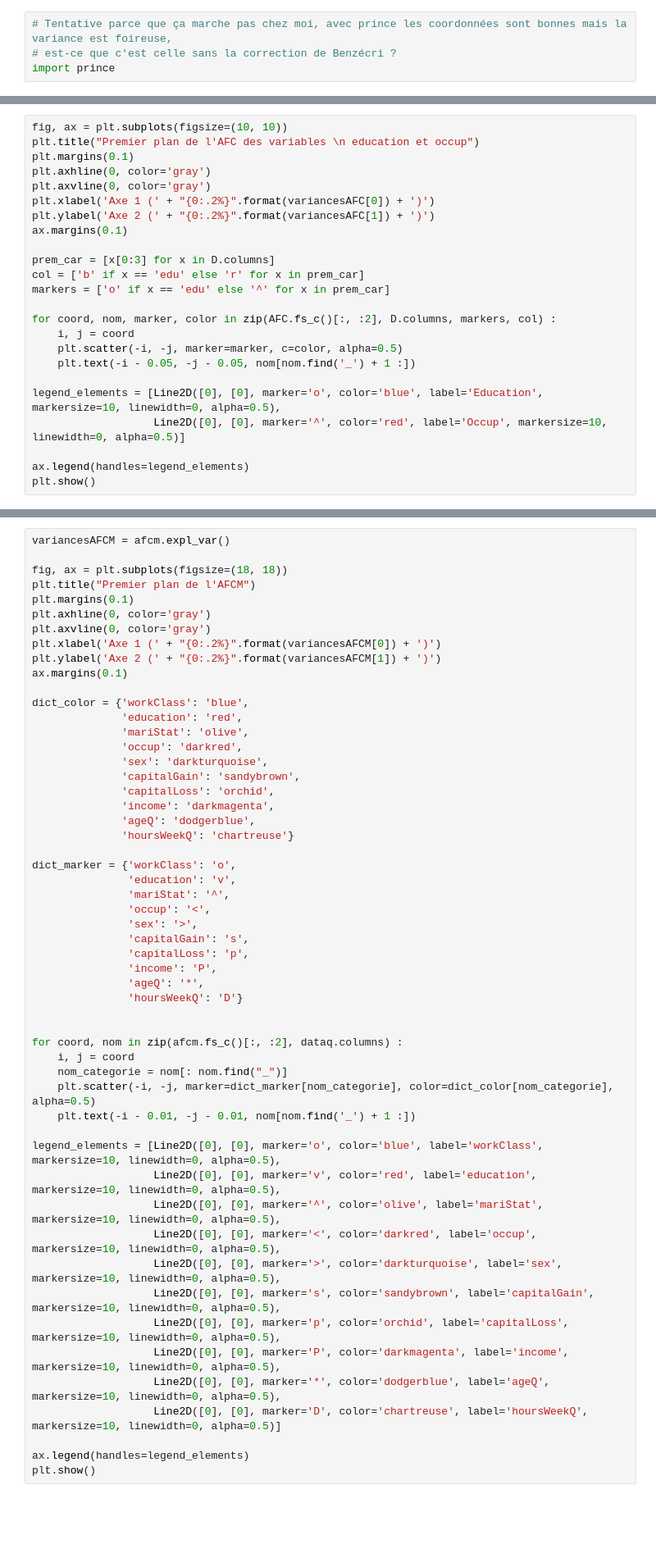
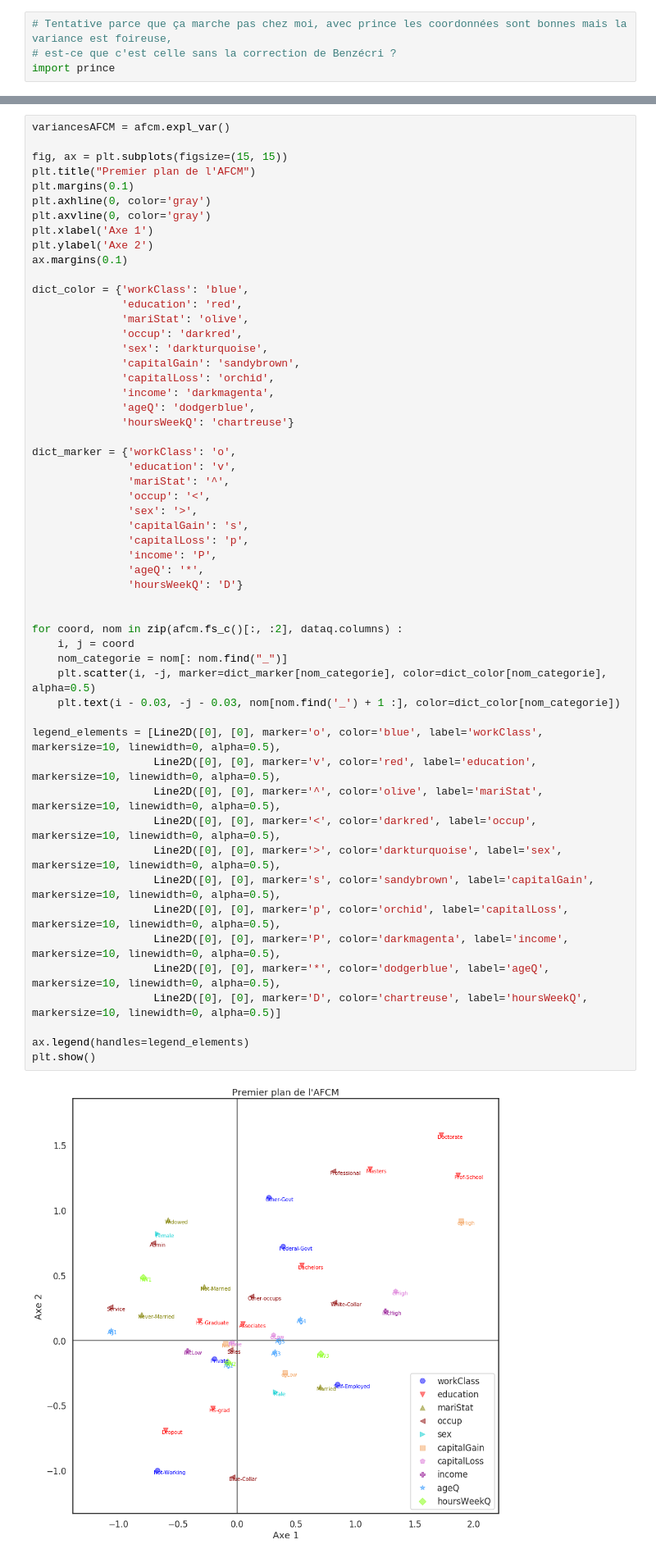
Before and after one commit to PaulCharnay/Exploration, a Jupyter notebook: Explo-Python-AdultCensus.ipynb, the cells around one changed output, grey strips where cells are left out. Shown at 82% size. Drawn from its saved outputs; the diff is of its cells as text; blank space fills up the shorter version.

```diff
--- a/Explo-Python-AdultCensus.ipynb
+++ b/Explo-Python-AdultCensus.ipynb
@@ -620,27 +653,3 @@ fonc_AFC.column_coordinates(D)
-# %%
-fig, ax = plt.subplots(figsize=(10, 10))
-plt.title("Premier plan de l'AFC des variables \n education et occup")
-plt.margins(0.1)
-plt.axhline(0, color='gray')
-plt.axvline(0, color='gray')
-plt.xlabel('Axe 1 (' + "{0:.2%}".format(variancesAFC[0]) + ')')
-plt.ylabel('Axe 2 (' + "{0:.2%}".format(variancesAFC[1]) + ')')
-ax.margins(0.1)
-
-prem_car = [x[0:3] for x in D.columns]
-col = ['b' if x == 'edu' else 'r' for x in prem_car]
-markers = ['o' if x == 'edu' else '^' for x in prem_car]
-
-for coord, nom, marker, color in zip(AFC.fs_c()[:, :2], D.columns, markers, col) :
-    i, j = coord
-    plt.scatter(-i, -j, marker=marker, c=color, alpha=0.5)
-    plt.text(-i - 0.05, -j - 0.05, nom[nom.find('_') + 1 :])
-
-legend_elements = [Line2D([0], [0], marker='o', color='blue', label='Education', markersize=10, linewidth=0, alpha=0.5),
-                   Line2D([0], [0], marker='^', color='red', label='Occup', markersize=10, linewidth=0, alpha=0.5)]
-
-ax.legend(handles=legend_elements)
-plt.show()
 # %% [markdown]
 ## 5 [Analyse factorielle multiple des correspondances](http://wikistat.fr/pdf/st-m-explo-afcm.pdf)
 **Q** La section 2 montre le peu d’intérêt de l’ACP. L’AFCM est donc utilisée. Quel prétraitement a été mis en œuvre pour y faire intervenir toutes les variables? Que faire des couples de variables posant problème (première section) ?
@@ -657,13 +667,13 @@ afcm = mca.MCA(dataq, ncols=10, benzecri=False)
 # %%
 variancesAFCM = afcm.expl_var()
 
-fig, ax = plt.subplots(figsize=(18, 18))
+fig, ax = plt.subplots(figsize=(15, 15))
 plt.title("Premier plan de l'AFCM")
 plt.margins(0.1)
 plt.axhline(0, color='gray')
 plt.axvline(0, color='gray')
-plt.xlabel('Axe 1 (' + "{0:.2%}".format(variancesAFCM[0]) + ')')
-plt.ylabel('Axe 2 (' + "{0:.2%}".format(variancesAFCM[1]) + ')')
+plt.xlabel('Axe 1')
+plt.ylabel('Axe 2')
 ax.margins(0.1)
 
 dict_color = {'workClass': 'blue',
@@ -679,32 +689,34 @@ dict_color = {'workClass': 'blue',
 
 dict_marker = {'workClass': 'o',
                'education': 'v',
                'mariStat': '^',
                'occup': '<',
                'sex': '>',
                'capitalGain': 's',
                'capitalLoss': 'p',
                'income': 'P',
                'ageQ': '*',
                'hoursWeekQ': 'D'}
 
 
 for coord, nom in zip(afcm.fs_c()[:, :2], dataq.columns) :
     i, j = coord
     nom_categorie = nom[: nom.find("_")]
-    plt.scatter(-i, -j, marker=dict_marker[nom_categorie], color=dict_color[nom_categorie], alpha=0.5)
-    plt.text(-i - 0.01, -j - 0.01, nom[nom.find('_') + 1 :])
+    plt.scatter(i, -j, marker=dict_marker[nom_categorie], color=dict_color[nom_categorie], alpha=0.5)
+    plt.text(i - 0.03, -j - 0.03, nom[nom.find('_') + 1 :], color=dict_color[nom_categorie])
 
 legend_elements = [Line2D([0], [0], marker='o', color='blue', label='workClass', markersize=10, linewidth=0, alpha=0.5),
                    Line2D([0], [0], marker='v', color='red', label='education', markersize=10, linewidth=0, alpha=0.5),
                    Line2D([0], [0], marker='^', color='olive', label='mariStat', markersize=10, linewidth=0, alpha=0.5),
                    Line2D([0], [0], marker='<', color='darkred', label='occup', markersize=10, linewidth=0, alpha=0.5),
                    Line2D([0], [0], marker='>', color='darkturquoise', label='sex', markersize=10, linewidth=0, alpha=0.5),
                    Line2D([0], [0], marker='s', color='sandybrown', label='capitalGain', markersize=10, linewidth=0, alpha=0.5),
                    Line2D([0], [0], marker='p', color='orchid', label='capitalLoss', markersize=10, linewidth=0, alpha=0.5),
                    Line2D([0], [0], marker='P', color='darkmagenta', label='income', markersize=10, linewidth=0, alpha=0.5),
                    Line2D([0], [0], marker='*', color='dodgerblue', label='ageQ', markersize=10, linewidth=0, alpha=0.5),
                    Line2D([0], [0], marker='D', color='chartreuse', label='hoursWeekQ', markersize=10, linewidth=0, alpha=0.5)]
 
 ax.legend(handles=legend_elements)
 plt.show()
+# %% [output]
+[figure, added]
```
Also changed, not shown: parts of 13 cells of this notebook.
